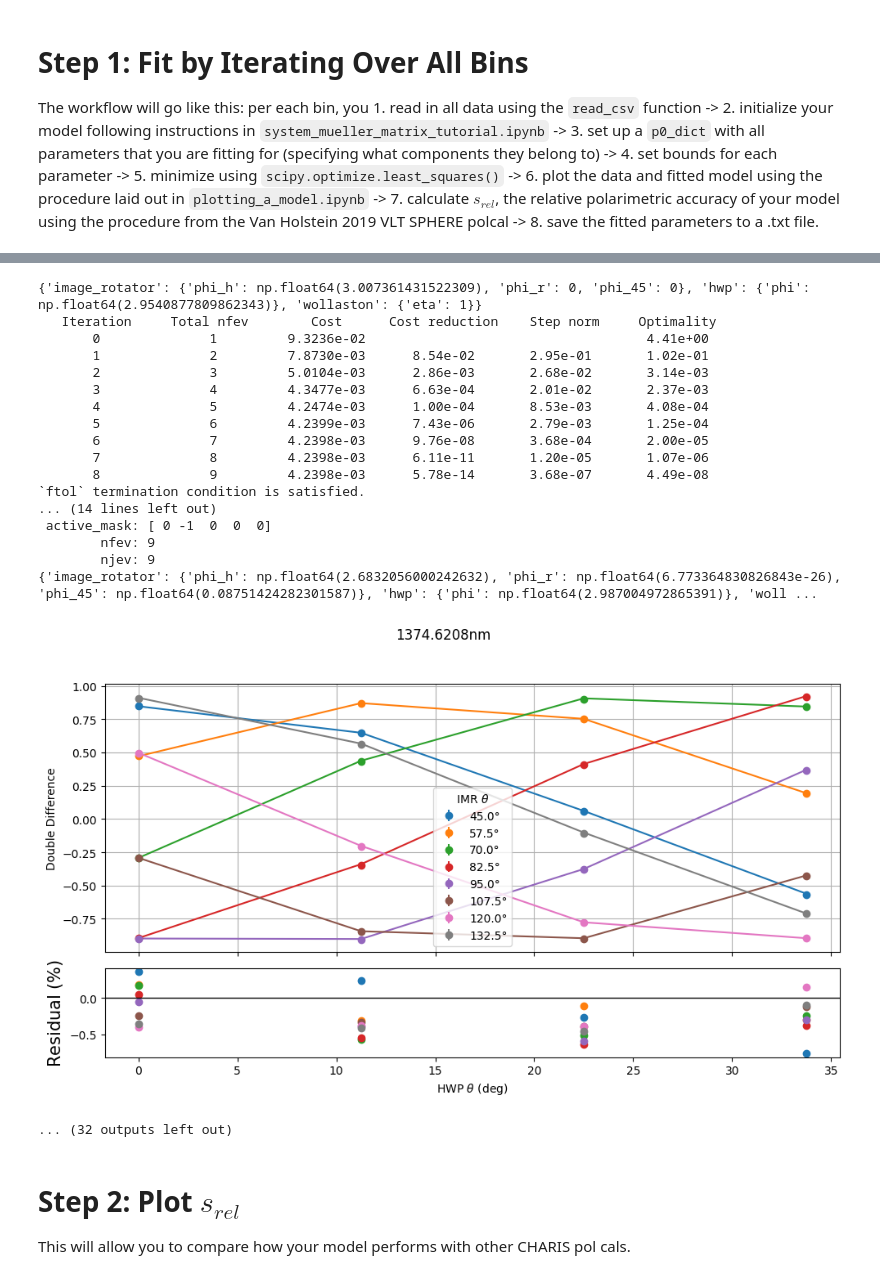
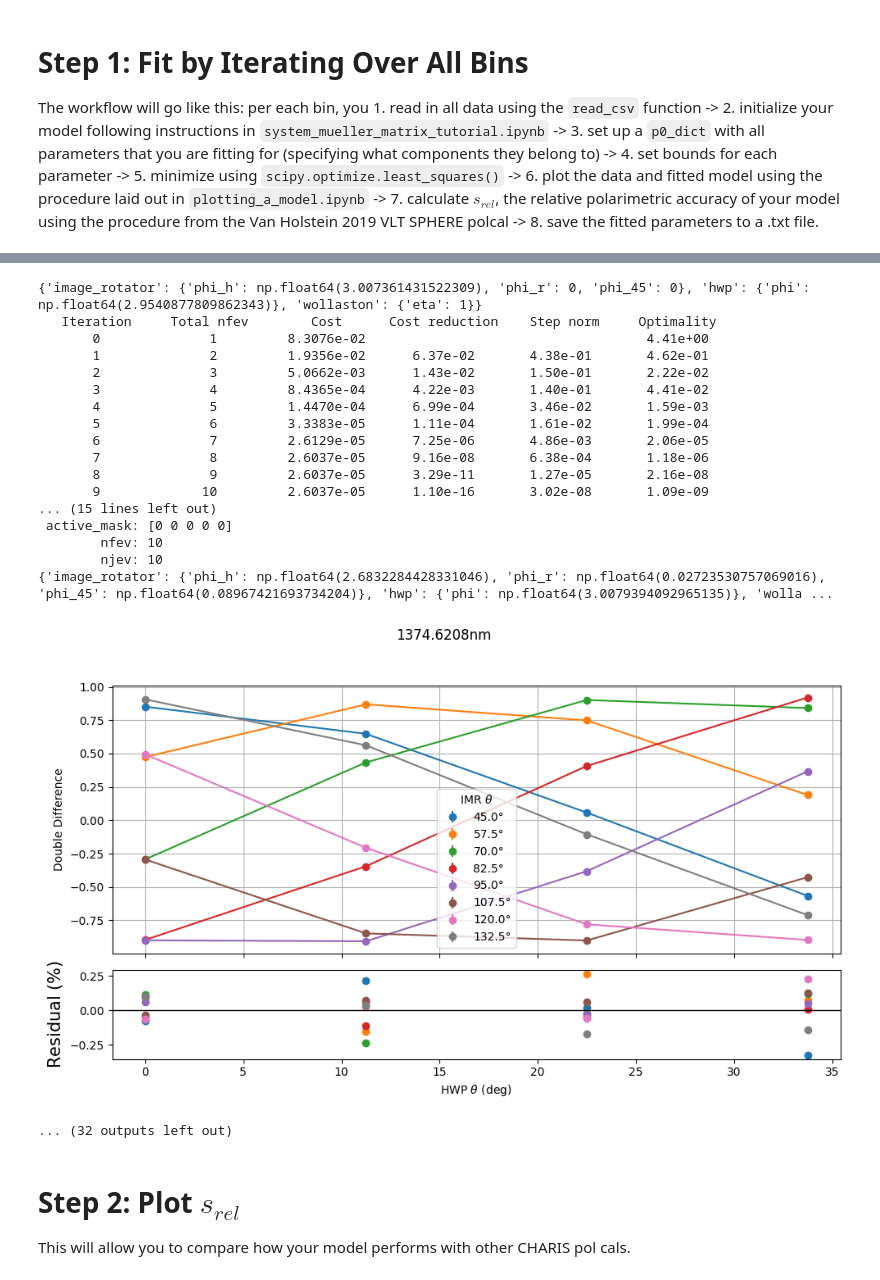
Before and after one commit to UCSB-Exoplanet-Polarimetry-Lab/pyPolCal, a Jupyter notebook: pyPolCal/tutorial_notebooks/CHARIS_fitting_tutorial/2_fit_by_wavelength.ipynb, the cells around one changed output, grey strips where cells are left out. Drawn from its saved outputs; the diff is of its cells as text; code cells hidden in the pictures.

```diff
--- a/pyPolCal/tutorial_notebooks/CHARIS_fitting_tutorial/2_fit_by_wavelength.ipynb
+++ b/pyPolCal/tutorial_notebooks/CHARIS_fitting_tutorial/2_fit_by_wavelength.ipynb
@@ -57,7 +57,7 @@ for bin in range(22): # 22 wavelength bins
 
             "lp" :{
                 "type" : "diattenuator_retarder_function",
-                "properties" : {"epsilon": -1, "theta": 0, "delta_theta":0}, # Perfect calibration polarizer, negative diattenuation to fit CHARIS coordinate system
+                "properties" : {"epsilon": 1, "theta": 0, "delta_theta":0}, # Perfect calibration polarizer, negative diattenuation to fit CHARIS coordinate system
                 "tag": "internal",
             },
     }
@@ -226,21 +226,21 @@ Function evaluations 8, initial cost 6.0323e-02, final cost 4.8284e-03, first-or
 {'image_rotator': {'phi_h': np.float64(3.007361431522309), 'phi_r': 0, 'phi_45': 0}, 'hwp': {'phi': np.float64(2.9540877809862343)}, 'wollaston': {'eta': 1}}
    Iteration     Total nfev        Cost      Cost reduction    Step norm     Optimality
-       0              1         9.3236e-02                                    4.41e+00
-       1              2         7.8730e-03      8.54e-02       2.95e-01       1.02e-01
-       2              3         5.0104e-03      2.86e-03       2.68e-02       3.14e-03
-       3              4         4.3477e-03      6.63e-04       2.01e-02       2.37e-03
-       4              5         4.2474e-03      1.00e-04       8.53e-03       4.08e-04
-       5              6         4.2399e-03      7.43e-06       2.79e-03       1.25e-04
-       6              7         4.2398e-03      9.76e-08       3.68e-04       2.00e-05
-       7              8         4.2398e-03      6.11e-11       1.20e-05       1.07e-06
-       8              9         4.2398e-03      5.78e-14       3.68e-07       4.49e-08
-`ftol` termination condition is satisfied.
-... (14 lines left out)
- active_mask: [ 0 -1  0  0  0]
-        nfev: 9
-        njev: 9
-{'image_rotator': {'phi_h': np.float64(2.6832056000242632), 'phi_r': np.float64(6.773364830826843e-26), 'phi_45': np.float64(0.08751424282301587)}, 'hwp': {'phi': np.float64(2.987004972865391)}, 'woll ...
+       0              1         8.3076e-02                                    4.41e+00
+       1              2         1.9356e-02      6.37e-02       4.38e-01       4.62e-01
+       2              3         5.0662e-03      1.43e-02       1.50e-01       2.22e-02
+       3              4         8.4365e-04      4.22e-03       1.40e-01       4.41e-02
+       4              5         1.4470e-04      6.99e-04       3.46e-02       1.59e-03
+       5              6         3.3383e-05      1.11e-04       1.61e-02       1.99e-04
+       6              7         2.6129e-05      7.25e-06       4.86e-03       2.06e-05
+       7              8         2.6037e-05      9.16e-08       6.38e-04       1.18e-06
+       8              9         2.6037e-05      3.29e-11       1.27e-05       2.16e-08
+       9             10         2.6037e-05      1.10e-16       3.02e-08       1.09e-09
+... (15 lines left out)
+ active_mask: [0 0 0 0 0]
+        nfev: 10
+        njev: 10
+{'image_rotator': {'phi_h': np.float64(2.6832284428331046), 'phi_r': np.float64(0.02723530757069016), 'phi_45': np.float64(0.08967421693734204)}, 'hwp': {'phi': np.float64(3.0079394092965135)}, 'wolla ...
-[figure, old version]
+[figure, new version]
 ... (32 outputs left out)
 # %% [markdown]
 # Step 2: Plot $s_{rel}$
```
Also changed, not shown: parts of 5 cells of this notebook, 23 other files.
